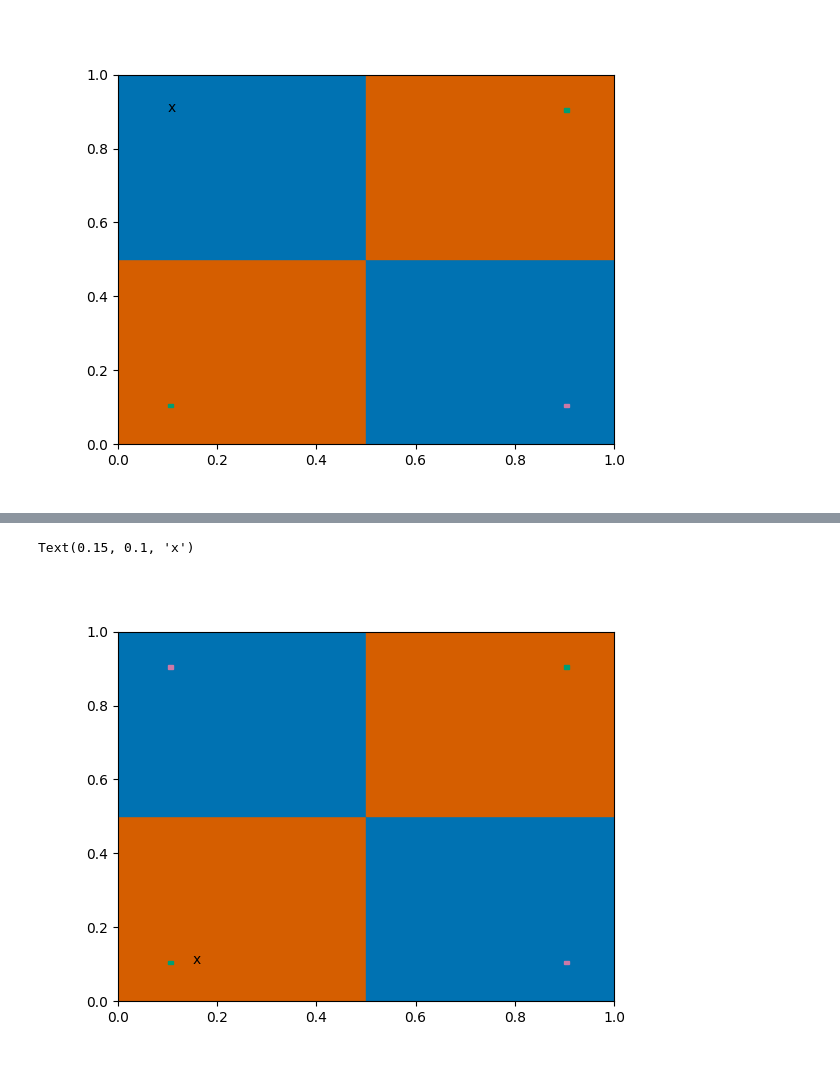
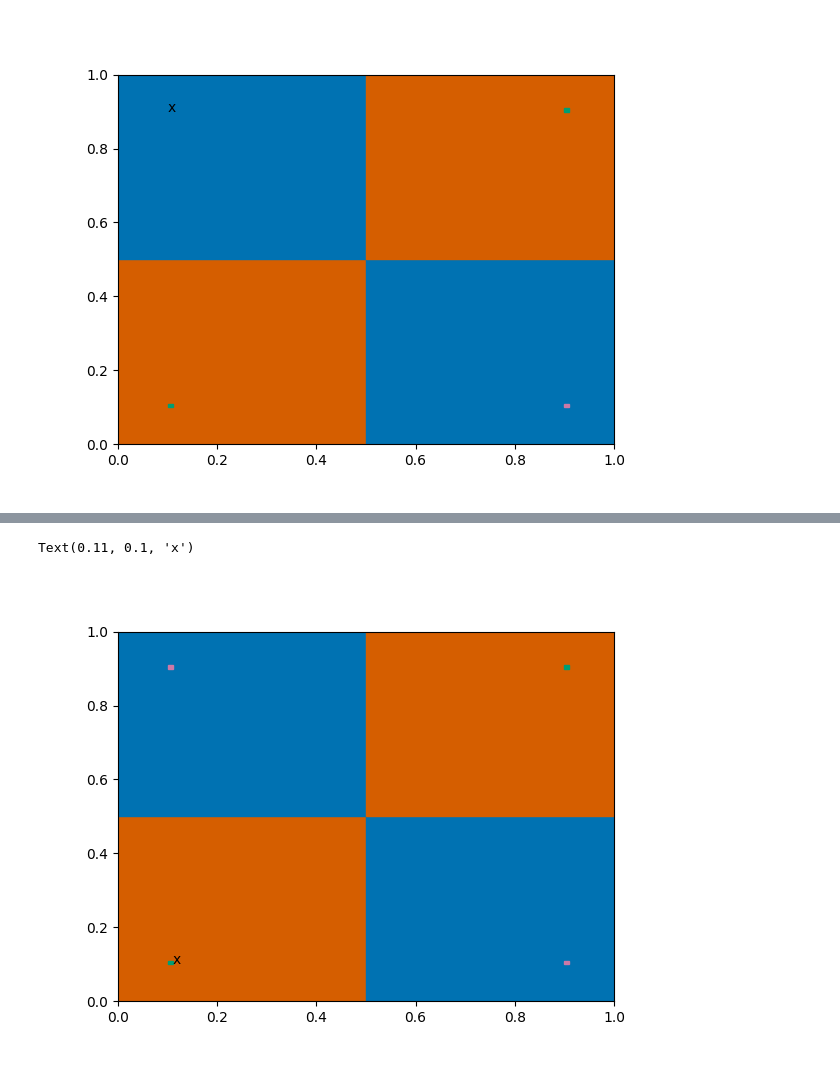
Before and after one commit to CharlesPDX/fuzzy-artmap, a Jupyter notebook: examples/step-by-step.ipynb, the cells around one changed output, grey strips where cells are left out. Saved outputs shown, nothing was run; the diff lists cells and outputs as text; code cells hidden in the pictures.

```diff
--- a/examples/step-by-step.ipynb
+++ b/examples/step-by-step.ipynb
@@ -202,7 +202,7 @@ map_field_resonance = match_tracking >= map_field_vigilance
 # (see eq 11)
 weight_a[J, None] = (learning_rate * np.minimum(complement_encoded_second_point, weight_a[J, None])) + ((1-learning_rate) * weight_a[J, None])
 # see Carpenter et al. 1995 eq 1; the map field learning rules in Carpenter et al. 1992, are brief and fairly opaque
-weight_ab[0, None] = ((1 - map_field_learning_rate) * weight_ab[J, None]) + (map_field_learning_rate * np.minimum(category_b_vector, weight_ab[J:]))
+weight_ab[J, None] = ((1 - map_field_learning_rate) * weight_ab[J, None]) + (map_field_learning_rate * np.minimum(category_b_vector, weight_ab[J:]))
 # %%
 def visualize_category_one():
     # finally, the weight_a can be visualized for category one, per Carpenter et al. 1992, see Fig. 3
@@ -262,6 +262,18 @@ def visualize_category(category_index: int,
     axes.add_patch(category_rectangle)
     # plt.show()
     return axes, fig
-a, f = visualize_category(0, category_a_color)
-a, f = visualize_category(1, category_b_color, a, f)
+
+def visualize_categories():
+    category_a = weight_ab[:, 0] > weight_ab[:, 1]
+    a = None
+    f = None
+    for j in range(weight_a.shape[0]):
+        is_category_a = category_a[j]
+        color_to_use = category_b_color
+        if is_category_a:
+            color_to_use = category_a_color
+        a, f = visualize_category(j, color_to_use, a, f)
+    return a, f
+
+visualize_categories()
 # %% [output]
@@ -391,14 +403,11 @@ a, f = visualize_category(3, category_b_color, a, f)
 # %%
 # fifth point - category A
-fifth_point = np.array((0.15, 0.1))
-a, f = visualize_category(0, category_a_color)
-a, f = visualize_category(1, category_b_color, a, f)
-a, f = visualize_category(2, category_a_color, a, f)
-a, f = visualize_category(3, category_b_color, a, f)
+fifth_point = np.array((0.11, 0.1))
+a, f = visualize_categories()
 a.text(*fifth_point, "x")
 # %% [output]
-Text(0.15, 0.1, 'x')
+Text(0.11, 0.1, 'x')
-[figure, old version]
+[figure, new version]
 # %%
 complement_encoded_fifth_point = np.concatenate((fifth_point, 1-fifth_point))
 
```
Also changed, not shown: parts of 19 cells of this notebook.
